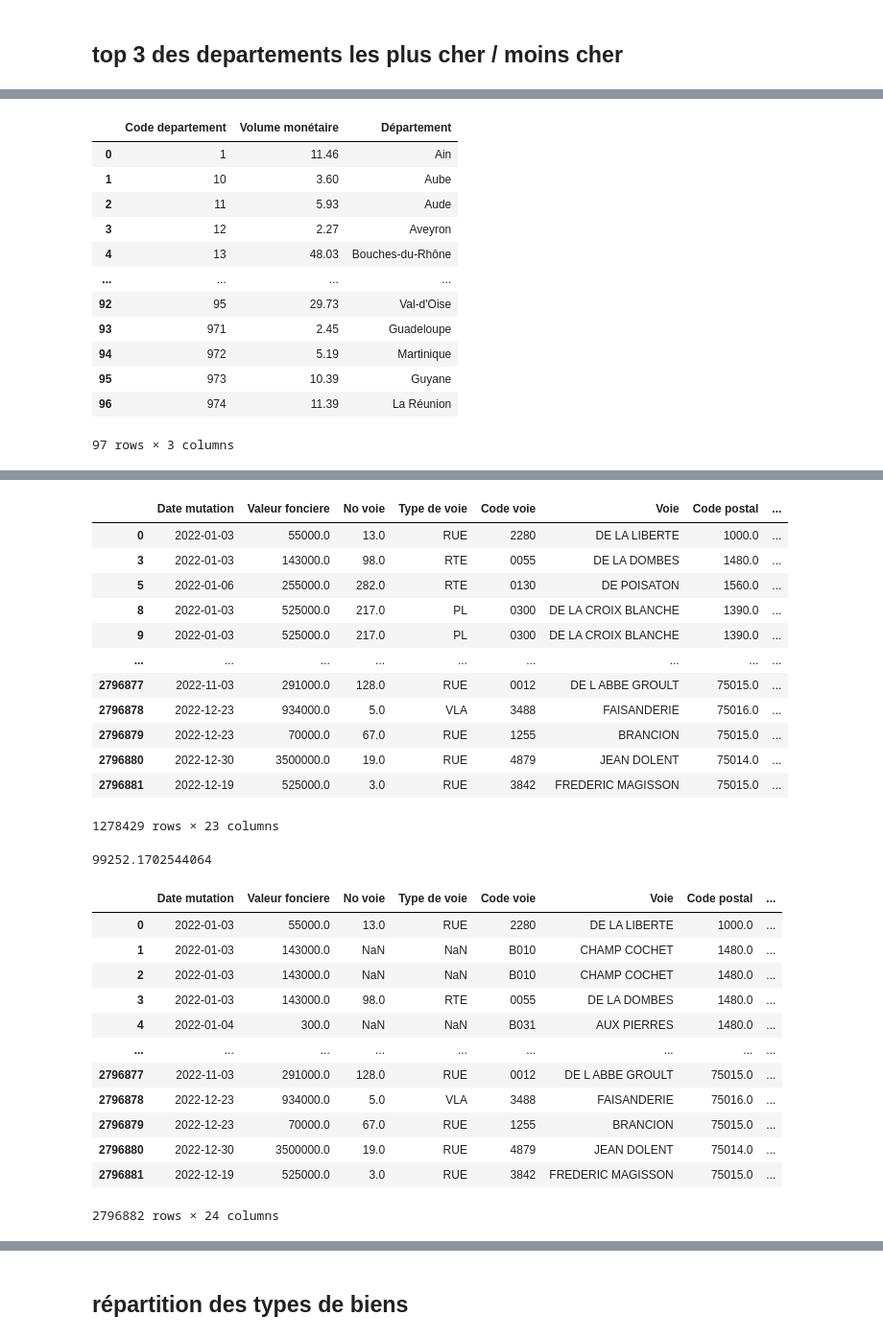
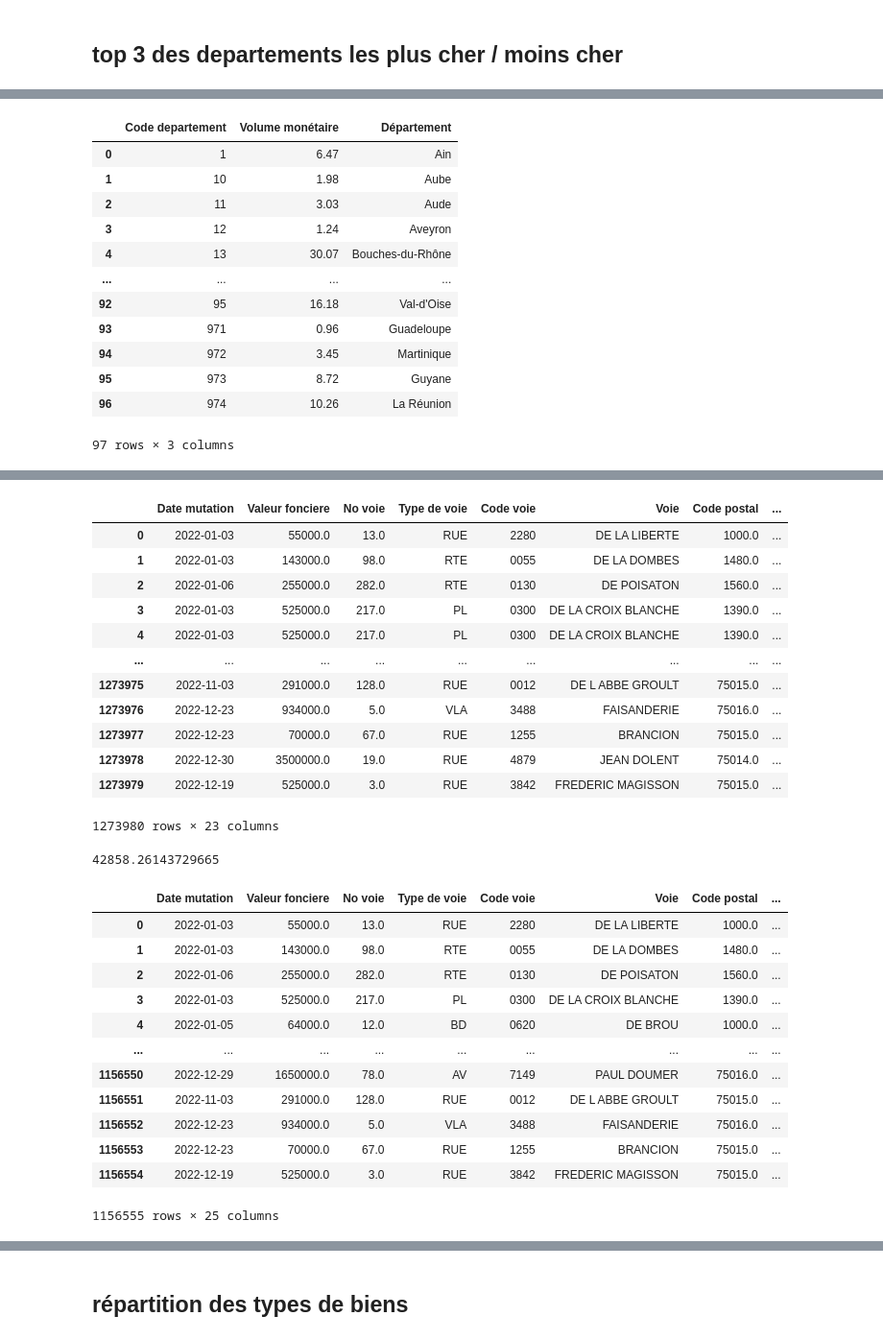
Before and after one commit to GuillaumeDorschner/Real-Estate-Analysis-France, a Jupyter notebook: data analyse/analyse.ipynb, the cells around one changed output, grey strips where cells are left out. Shown: that part at 96% size. Cells and saved outputs as stored; diff of their text form; code cells hidden in the pictures.

```diff
--- a/data analyse/analyse.ipynb
+++ b/data analyse/analyse.ipynb
@@ -152,5 +152,5 @@ REGIONS = {
 }
 
 
-data = pd.read_csv(r"../data/annee_traitee/2022.csv",low_memory=False,sep=";",index_col=0)
+data = pd.read_csv(r"../data/annee_traitee/2022.csv",low_memory=False,sep=",",index_col=0)
 data["Date mutation"] = pd.to_datetime(data["Date mutation"], format="%Y-%m-%d")
@@ -311,17 +324,17 @@ for i in dict_vol_ventes["Code departement"]:
 dict_vol_ventes
 # %% [output]
 |  | Code departement | Volume monétaire | Département |
-| 0 | 1 | 11.46 | Ain |
-| 1 | 10 | 3.60 | Aube |
-| 2 | 11 | 5.93 | Aude |
-| 3 | 12 | 2.27 | Aveyron |
-| 4 | 13 | 48.03 | Bouches-du-Rhône |
+| 0 | 1 | 6.47 | Ain |
+| 1 | 10 | 1.98 | Aube |
+| 2 | 11 | 3.03 | Aude |
+| 3 | 12 | 1.24 | Aveyron |
+| 4 | 13 | 30.07 | Bouches-du-Rhône |
 | ... | ... | ... | ... |
-| 92 | 95 | 29.73 | Val-d'Oise |
-| 93 | 971 | 2.45 | Guadeloupe |
-| 94 | 972 | 5.19 | Martinique |
-| 95 | 973 | 10.39 | Guyane |
-| 96 | 974 | 11.39 | La Réunion |
+| 92 | 95 | 16.18 | Val-d'Oise |
+| 93 | 971 | 0.96 | Guadeloupe |
+| 94 | 972 | 3.45 | Martinique |
+| 95 | 973 | 8.72 | Guyane |
+| 96 | 974 | 10.26 | La Réunion |
 97 rows × 3 columns
 # %%
 # (Only countries with more than 100 case are considered)
@@ -347,54 +360,54 @@ display(prix_metre_carre)
 # %% [output]
 |  | Date mutation | Valeur fonciere | No voie | Type de voie | Code voie | Voie | Code postal | ... |
 | 0 | 2022-01-03 | 55000.0 | 13.0 | RUE | 2280 | DE LA LIBERTE | 1000.0 | ... |
-| 3 | 2022-01-03 | 143000.0 | 98.0 | RTE | 0055 | DE LA DOMBES | 1480.0 | ... |
-| 5 | 2022-01-06 | 255000.0 | 282.0 | RTE | 0130 | DE POISATON | 1560.0 | ... |
-| 8 | 2022-01-03 | 525000.0 | 217.0 | PL | 0300 | DE LA CROIX BLANCHE | 1390.0 | ... |
-| 9 | 2022-01-03 | 525000.0 | 217.0 | PL | 0300 | DE LA CROIX BLANCHE | 1390.0 | ... |
+| 1 | 2022-01-03 | 143000.0 | 98.0 | RTE | 0055 | DE LA DOMBES | 1480.0 | ... |
+| 2 | 2022-01-06 | 255000.0 | 282.0 | RTE | 0130 | DE POISATON | 1560.0 | ... |
+| 3 | 2022-01-03 | 525000.0 | 217.0 | PL | 0300 | DE LA CROIX BLANCHE | 1390.0 | ... |
+| 4 | 2022-01-03 | 525000.0 | 217.0 | PL | 0300 | DE LA CROIX BLANCHE | 1390.0 | ... |
 | ... | ... | ... | ... | ... | ... | ... | ... | ... |
-| 2796877 | 2022-11-03 | 291000.0 | 128.0 | RUE | 0012 | DE L ABBE GROULT | 75015.0 | ... |
-| 2796878 | 2022-12-23 | 934000.0 | 5.0 | VLA | 3488 | FAISANDERIE | 75016.0 | ... |
-| 2796879 | 2022-12-23 | 70000.0 | 67.0 | RUE | 1255 | BRANCION | 75015.0 | ... |
-| 2796880 | 2022-12-30 | 3500000.0 | 19.0 | RUE | 4879 | JEAN DOLENT | 75014.0 | ... |
-| 2796881 | 2022-12-19 | 525000.0 | 3.0 | RUE | 3842 | FREDERIC MAGISSON | 75015.0 | ... |
+| 1273975 | 2022-11-03 | 291000.0 | 128.0 | RUE | 0012 | DE L ABBE GROULT | 75015.0 | ... |
+| 1273976 | 2022-12-23 | 934000.0 | 5.0 | VLA | 3488 | FAISANDERIE | 75016.0 | ... |
+| 1273977 | 2022-12-23 | 70000.0 | 67.0 | RUE | 1255 | BRANCION | 75015.0 | ... |
+| 1273978 | 2022-12-30 | 3500000.0 | 19.0 | RUE | 4879 | JEAN DOLENT | 75014.0 | ... |
+| 1273979 | 2022-12-19 | 525000.0 | 3.0 | RUE | 3842 | FREDERIC MAGISSON | 75015.0 | ... |
-1278429 rows × 23 columns
+1273980 rows × 23 columns
 # %%
-temp = data[(data["Type local"] != "Dépendance")].reset_index(drop = True)
+temp = data[(data["Type local"] != "Dépendance")& (data["Type local"] != "Local industriel. commercial ou assimilé")].reset_index(drop = True)
 
 temp['Prix mètre carré Paris'] = temp[(temp["Code departement"] == '75')]["Valeur fonciere"]/temp[(temp["Code departement"] == '75')]["Surface reelle bati"]
 
 temp['Prix mètre carré Nord'] = temp[(temp["Code departement"] == '59')]["Valeur fonciere"]/temp[(temp["Code departement"] == '59')]["Surface reelle bati"]
 
 temp['Prix mètre carré Alpes-Maritimes'] = temp[(temp["Code departement"] == '6')]["Valeur fonciere"]/temp[(temp["Code departement"] == '6')]["Surface reelle bati"]
 temp =temp.replace(np.inf, np.nan)
 display(temp['Prix mètre carré Paris'].mean())
 display(temp)
 
 # temp['No. of Recovered to 1 Death Case'] = round(temp['Recovered']/temp['Deaths'], 3)
 temp = temp.groupby('Month mutation')["Prix mètre carré Paris","Prix mètre carré Nord","Prix mètre carré Alpes-Maritimes"].mean().reset_index()
 
 temp = temp.melt(id_vars='Month mutation', value_vars=['Prix mètre carré Paris','Prix mètre carré Nord','Prix mètre carré Alpes-Maritimes'],
                  var_name='Departements', value_name='Value')
 dth = '#ff2e63'
 rec = '#21bf73'
 fig = px.line(temp, x="Month mutation", y="Value", color='Departements', log_y=True,
               title='Recovery and Mortality Rate Over The Time', color_discrete_sequence=[dth, rec,act])
 fig.show()
 # %% [output]
-99252.1702544064
+42858.26143729665
 |  | Date mutation | Valeur fonciere | No voie | Type de voie | Code voie | Voie | Code postal | ... |
 | 0 | 2022-01-03 | 55000.0 | 13.0 | RUE | 2280 | DE LA LIBERTE | 1000.0 | ... |
-| 1 | 2022-01-03 | 143000.0 | NaN | NaN | B010 | CHAMP COCHET | 1480.0 | ... |
-| 2 | 2022-01-03 | 143000.0 | NaN | NaN | B010 | CHAMP COCHET | 1480.0 | ... |
-| 3 | 2022-01-03 | 143000.0 | 98.0 | RTE | 0055 | DE LA DOMBES | 1480.0 | ... |
-| 4 | 2022-01-04 | 300.0 | NaN | NaN | B031 | AUX PIERRES | 1480.0 | ... |
+| 1 | 2022-01-03 | 143000.0 | 98.0 | RTE | 0055 | DE LA DOMBES | 1480.0 | ... |
+| 2 | 2022-01-06 | 255000.0 | 282.0 | RTE | 0130 | DE POISATON | 1560.0 | ... |
+| 3 | 2022-01-03 | 525000.0 | 217.0 | PL | 0300 | DE LA CROIX BLANCHE | 1390.0 | ... |
+| 4 | 2022-01-05 | 64000.0 | 12.0 | BD | 0620 | DE BROU | 1000.0 | ... |
 | ... | ... | ... | ... | ... | ... | ... | ... | ... |
-| 2796877 | 2022-11-03 | 291000.0 | 128.0 | RUE | 0012 | DE L ABBE GROULT | 75015.0 | ... |
-| 2796878 | 2022-12-23 | 934000.0 | 5.0 | VLA | 3488 | FAISANDERIE | 75016.0 | ... |
-| 2796879 | 2022-12-23 | 70000.0 | 67.0 | RUE | 1255 | BRANCION | 75015.0 | ... |
-| 2796880 | 2022-12-30 | 3500000.0 | 19.0 | RUE | 4879 | JEAN DOLENT | 75014.0 | ... |
-| 2796881 | 2022-12-19 | 525000.0 | 3.0 | RUE | 3842 | FREDERIC MAGISSON | 75015.0 | ... |
+| 1156550 | 2022-12-29 | 1650000.0 | 78.0 | AV | 7149 | PAUL DOUMER | 75016.0 | ... |
+| 1156551 | 2022-11-03 | 291000.0 | 128.0 | RUE | 0012 | DE L ABBE GROULT | 75015.0 | ... |
+| 1156552 | 2022-12-23 | 934000.0 | 5.0 | VLA | 3488 | FAISANDERIE | 75016.0 | ... |
+| 1156553 | 2022-12-23 | 70000.0 | 67.0 | RUE | 1255 | BRANCION | 75015.0 | ... |
+| 1156554 | 2022-12-19 | 525000.0 | 3.0 | RUE | 3842 | FREDERIC MAGISSON | 75015.0 | ... |
-2796882 rows × 24 columns
+1156555 rows × 25 columns
 [interactive output not drawn]
 # %%
 # In China
```
Also changed, not shown: parts of 9 cells of this notebook, 1 other file.
